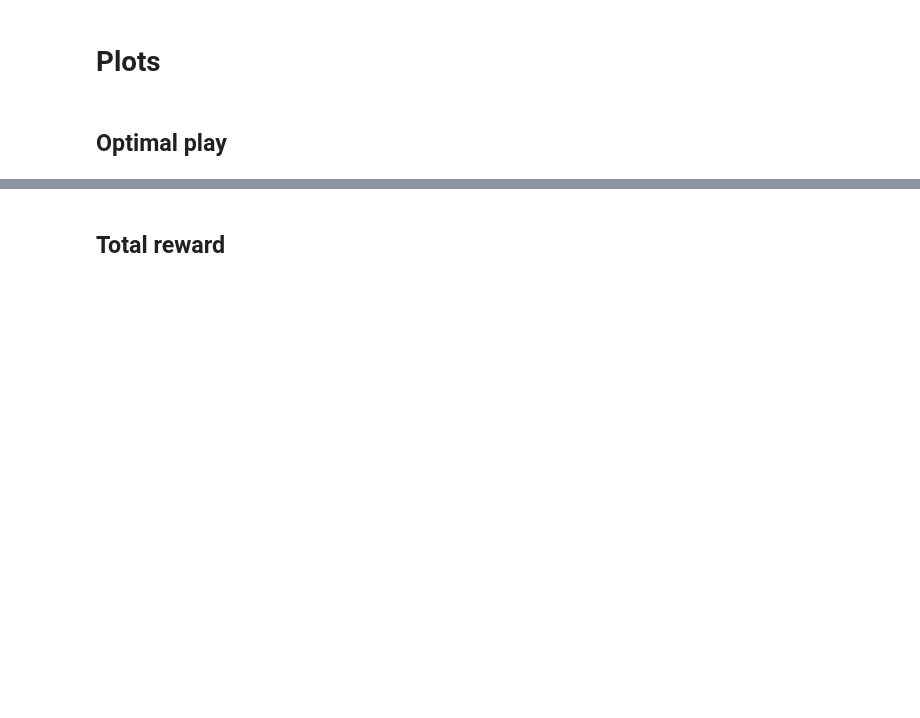
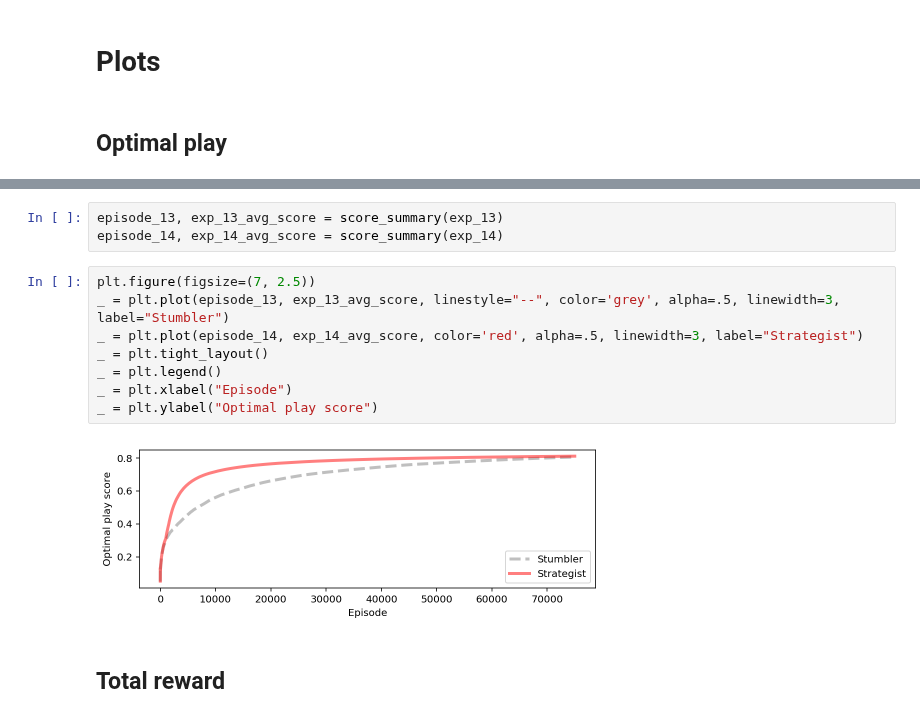
Before and after one commit to CoAxLab/azad, a Jupyter notebook: notebooks/wythoff_exp13_14.ipynb, the cells around one changed output, grey strips where cells are left out. Cells and saved outputs as stored; diff of their text form; blank space fills up the shorter version.

```diff
--- a/notebooks/wythoff_exp13_14.ipynb
+++ b/notebooks/wythoff_exp13_14.ipynb
@@ -92,3 +93,16 @@ _ = plt.ylabel("Optimal play score")
+# %%
+episode_13, exp_13_avg_score = score_summary(exp_13)
+episode_14, exp_14_avg_score = score_summary(exp_14)
+# %%
+plt.figure(figsize=(7, 2.5))
+_ = plt.plot(episode_13, exp_13_avg_score, linestyle="--", color='grey', alpha=.5, linewidth=3, label="Stumbler")
+_ = plt.plot(episode_14, exp_14_avg_score, color='red', alpha=.5, linewidth=3, label="Strategist")
+_ = plt.tight_layout()
+_ = plt.legend()
+_ = plt.xlabel("Episode")
+_ = plt.ylabel("Optimal play score")
+# %% [output]
+[figure, added]
 # %% [markdown]
 ## Total reward
 # %%
```
Also changed, not shown: parts of 5 cells of this notebook, 3 other files.
